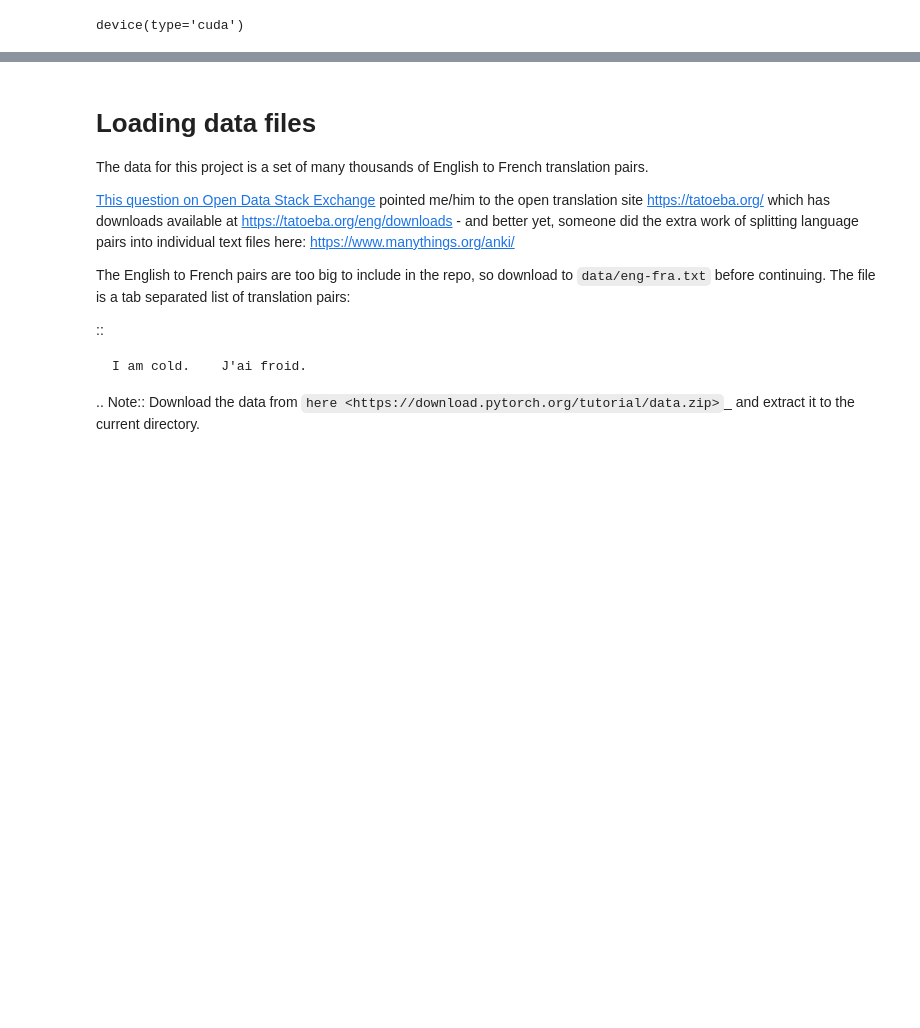
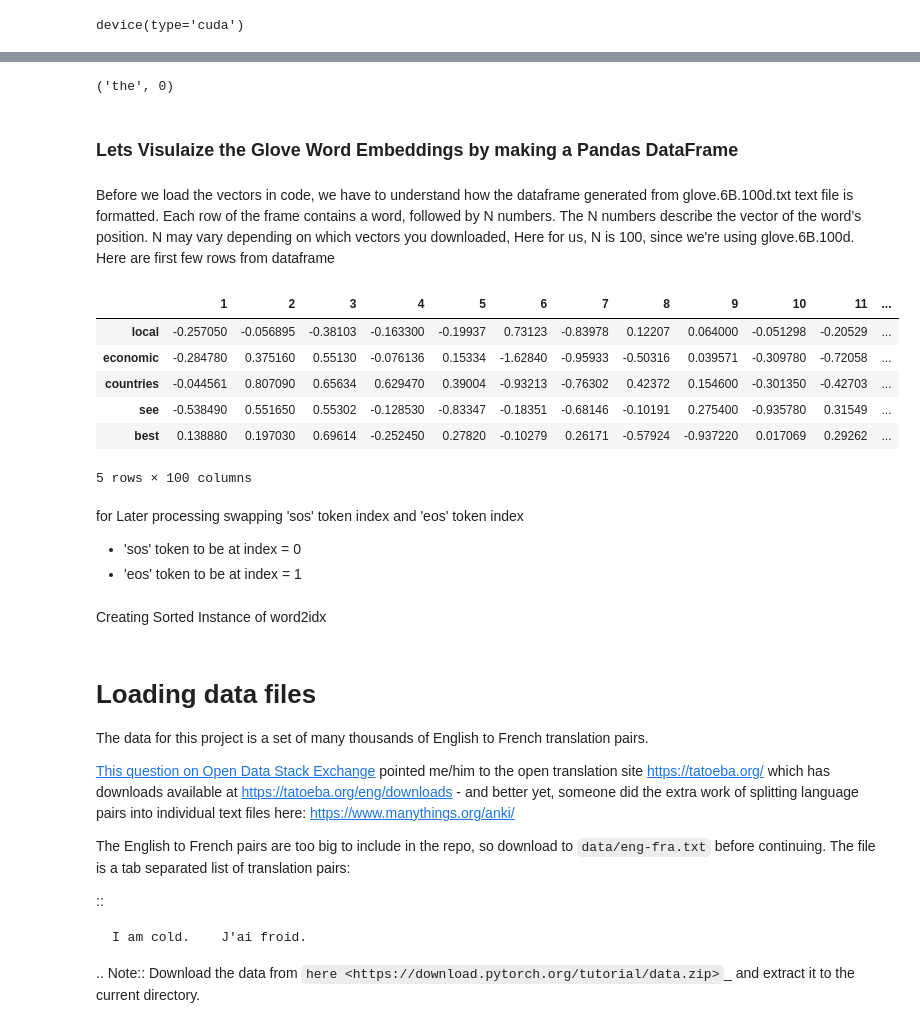
Before and after one commit to krishnarevi/TSAI_END2.0_Session10, a Jupyter notebook: Frech_to_English_NMT_without_pretrained_embedding.ipynb, the cells around one changed output, grey strips where cells are left out. Saved outputs shown, nothing was run; the diff lists cells and outputs as text; code cells hidden in the pictures; blank space fills up the shorter version.

```diff
--- a/Frech_to_English_NMT_without_pretrained_embedding.ipynb
+++ b/Frech_to_English_NMT_without_pretrained_embedding.ipynb
@@ -95,0 +130,24 @@ device(type='cuda')
+# %%
+words = []
+idx = 0
+word2idx = {}
+vectors = bcolz.carray(np.zeros(1), rootdir=f'/content/drive/MyDrive/TSAI_data/glove.6B/6B_100d.dat', mode='w')# create an empty bcolz array (carray: bcolz container for homogeneous & heterogeneous (row-wise) data)
+
+with open(f'/content/drive/MyDrive/TSAI_data/glove.6B/glove.6B.100d.txt', 'rb') as f:
+    for l in f:
+        # Each line of glove embedding text file will be in format --> b'word emb1 emb2 emb3 ....
+        line = l.decode().split() # decode each line and convert into list of items, will be in format --> ['word', 'emb1', 'emb2', 'emb3' ....]
+        word = line[0] # first item of line is word, format --> ['word', 'emb1', 'emb2', 'emb3' ....]
+
+        words.append(word) # append word to list of words
+        word2idx[word] = idx # add corresponding index to word2idx dictionary
+        idx += 1 # increment index counter
+        # print(word2idx)
+
+        vect = np.array(line[1:]).astype(np.float) # create an array with remaining items from line (embedding values)
+        vectors.append(vect)# appending array of embedding values to bcolz carray
+
+vectors = bcolz.carray(vectors[1:].reshape((400000, 100)), rootdir=f'/content/drive/MyDrive/TSAI_data/glove.6B/6B_100d.dat', mode='w')
+vectors.flush()# Flush data in internal buffers to disk.This call should typically be done after performing modifications
+pickle.dump(words, open(f'/content/drive/MyDrive/TSAI_data/glove.6B/6B.100_words.pkl', 'wb')) # save list of words
+pickle.dump(word2idx, open(f'/content/drive/MyDrive/TSAI_data/glove.6B/6B.100_idx.pkl', 'wb')) # save dictionary with words and corresponing indices
@@ -95,0 +156,35 @@ device(type='cuda')
+# %%
+vectors = bcolz.open(f'/content/drive/MyDrive/TSAI_data/glove.6B/6B_100d.dat')[:]
+words = pickle.load(open(f'/content/drive/MyDrive/TSAI_data/glove.6B/6B.100_words.pkl', 'rb'))
+word2idx = pickle.load(open(f'/content/drive/MyDrive/TSAI_data/glove.6B/6B.100_idx.pkl', 'rb'))
+
+glove = {w: vectors[word2idx[w]] for w in words} # create a dictionary that given a word returns its vector using bcolz array and word2idx dictionary
+# %%
+dict_pairs = word2idx.items()
+pairs_iterator = iter(dict_pairs)
+first_pair = next(pairs_iterator)
+first_pair
+# %% [output]
+('the', 0)
+# %% [markdown]
+### Lets Visulaize the Glove Word Embeddings by making a Pandas DataFrame
+# %% [markdown]
+Before we load the vectors in code, we have to understand how the dataframe generated from glove.6B.100d.txt text file  is formatted.
+Each row of the frame contains a word, followed by N numbers. The N numbers describe the vector of the word’s position. N may vary depending on which vectors you downloaded, Here for us, N is 100, since we're using glove.6B.100d.
+Here are first few rows from dataframe
+# %%
+glove_dframe = DataFrame(vectors, columns=range(1,101), index=words)
+# %%
+glove_dframe[250:255]
+# %% [output]
+|  | 1 | 2 | 3 | 4 | 5 | 6 | 7 | 8 | 9 | 10 | 11 | ... |
+| local | -0.257050 | -0.056895 | -0.38103 | -0.163300 | -0.19937 | 0.73123 | -0.83978 | 0.12207 | 0.064000 | -0.051298 | -0.20529 | ... |
+| economic | -0.284780 | 0.375160 | 0.55130 | -0.076136 | 0.15334 | -1.62840 | -0.95933 | -0.50316 | 0.039571 | -0.309780 | -0.72058 | ... |
+| countries | -0.044561 | 0.807090 | 0.65634 | 0.629470 | 0.39004 | -0.93213 | -0.76302 | 0.42372 | 0.154600 | -0.301350 | -0.42703 | ... |
+| see | -0.538490 | 0.551650 | 0.55302 | -0.128530 | -0.83347 | -0.18351 | -0.68146 | -0.10191 | 0.275400 | -0.935780 | 0.31549 | ... |
+| best | 0.138880 | 0.197030 | 0.69614 | -0.252450 | 0.27820 | -0.10279 | 0.26171 | -0.57924 | -0.937220 | 0.017069 | 0.29262 | ... |
+5 rows × 100 columns
+# %% [markdown]
+for Later processing swapping 'sos' token index and 'eos' token index
+- 'sos' token to be at index = 0
+- 'eos' token to be at index = 1
@@ -95,0 +202,2 @@ device(type='cuda')
+# %% [markdown]
+Creating Sorted Instance of word2idx
```
Also changed, not shown: parts of 27 cells of this notebook, 23 other files.
